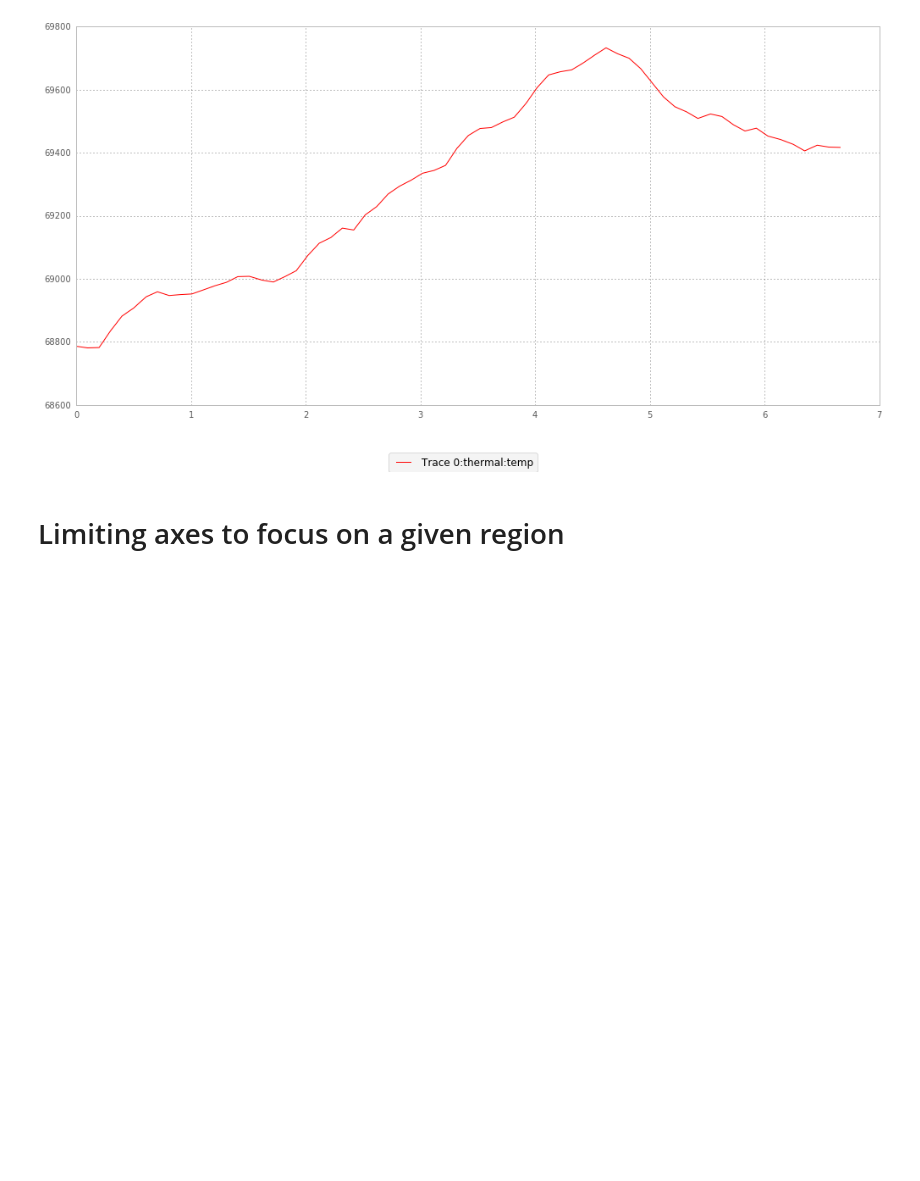
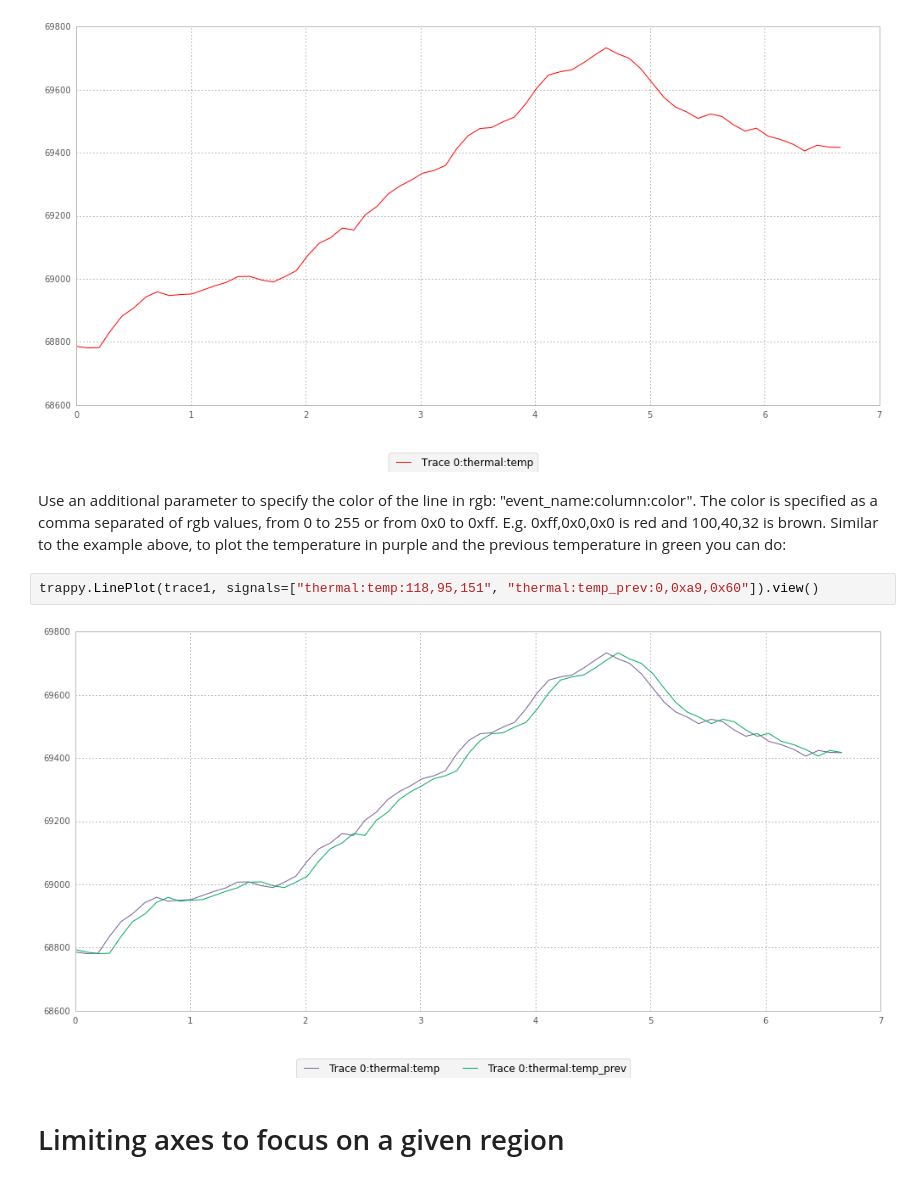
Before and after one commit to ARM-software/lisa, a Jupyter notebook: doc/Plotter.ipynb, the cells around one changed output. Saved outputs shown, nothing was run; the diff lists cells and outputs as text; blank space fills up the shorter version.

Commit message:
doc: Document the signal color parameter
The signal spec now accepts an optional third parameter which is the
color.  Document it so that people know about it.

```diff
--- a/doc/Plotter.ipynb
+++ b/doc/Plotter.ipynb
@@ -35,6 +35,12 @@ l = trappy.LinePlot(trace1, signals=["thermal:temp"])
 l.view()
 # %% [output]
 [figure]
+# %% [markdown]
+Use an additional parameter to specify the color of the line in rgb: "event_name:column:color".  The color is specified as a comma separated of rgb values, from 0 to 255 or from 0x0 to 0xff.  E.g. 0xff,0x0,0x0 is red and 100,40,32 is brown.  Similar to the example above, to plot the temperature in purple and the previous temperature in green you can do:
+# %%
+trappy.LinePlot(trace1, signals=["thermal:temp:118,95,151", "thermal:temp_prev:0,0xa9,0x60"]).view()
+# %% [output]
+[figure, added]
 # %% [markdown]
 # Limiting axes to focus on a given region
 # %% [markdown]
```
Also changed, not shown: 1 other file.
